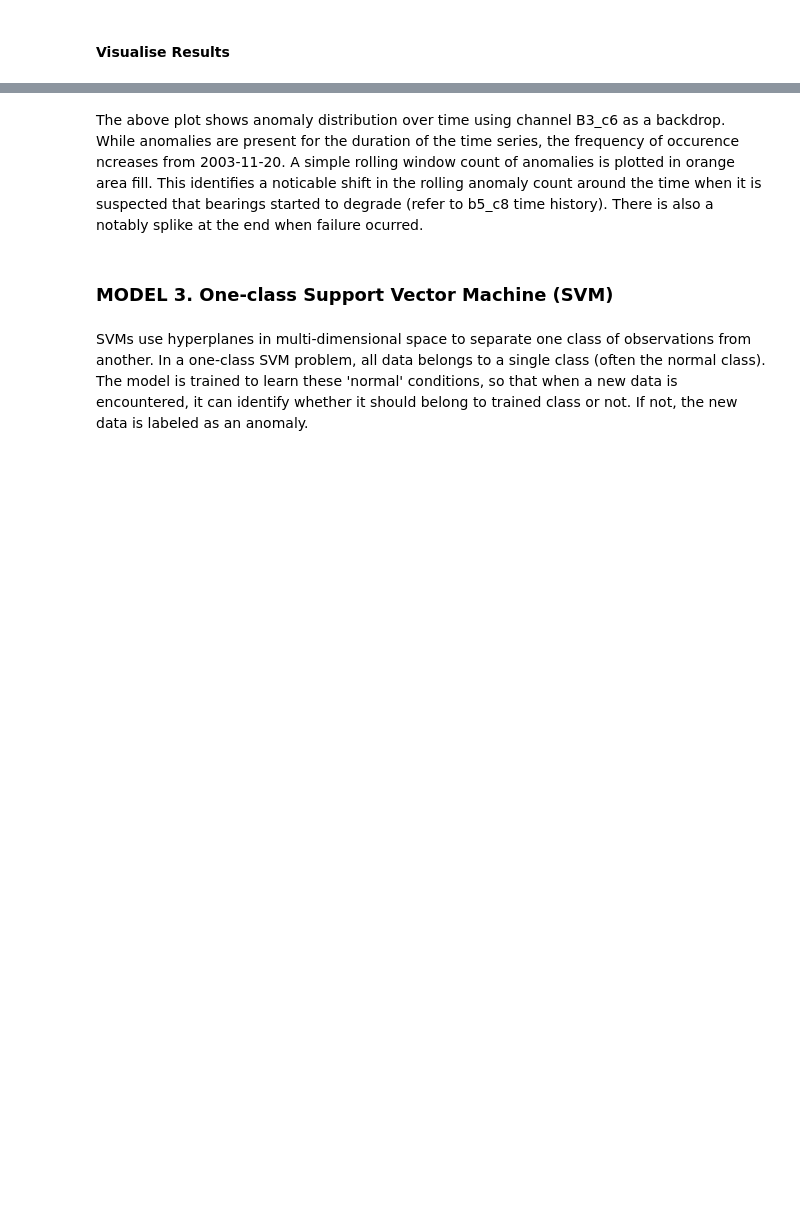
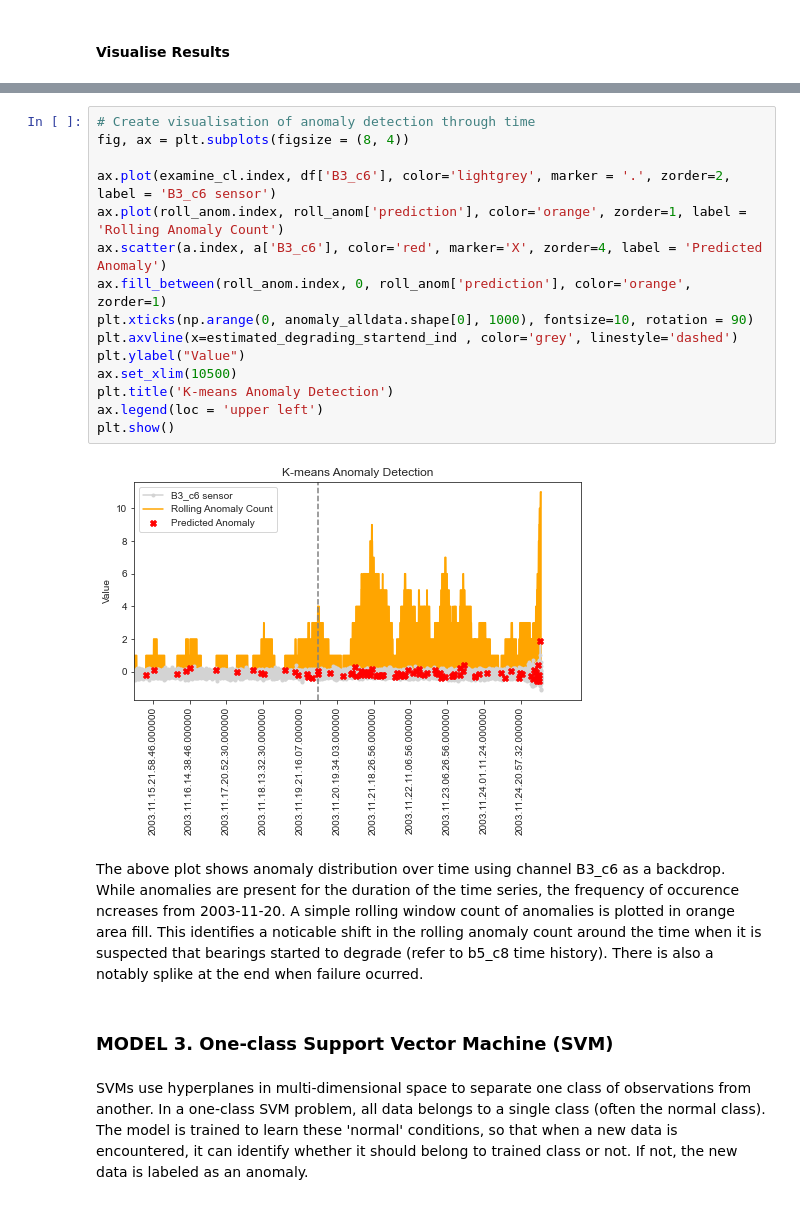
Before and after one commit to 3minuterecord/predictiveMaintenancePortfolio, a Jupyter notebook: 1_Bearing Data Predictive Maintenance.ipynb, the cells around one changed output, grey strips where cells are left out. Cells and saved outputs as stored; diff of their text form; blank space fills up the shorter version.

```diff
--- a/1_Bearing Data Predictive Maintenance.ipynb
+++ b/1_Bearing Data Predictive Maintenance.ipynb
@@ -729,3 +731,20 @@ plt.show()
+# %%
+# Create visualisation of anomaly detection through time
+fig, ax = plt.subplots(figsize = (8, 4))
+
+ax.plot(examine_cl.index, df['B3_c6'], color='lightgrey', marker = '.', zorder=2, label = 'B3_c6 sensor')
+ax.plot(roll_anom.index, roll_anom['prediction'], color='orange', zorder=1, label = 'Rolling Anomaly Count')
+ax.scatter(a.index, a['B3_c6'], color='red', marker='X', zorder=4, label = 'Predicted Anomaly')
+ax.fill_between(roll_anom.index, 0, roll_anom['prediction'], color='orange', zorder=1)
+plt.xticks(np.arange(0, anomaly_alldata.shape[0], 1000), fontsize=10, rotation = 90)
+plt.axvline(x=estimated_degrading_startend_ind , color='grey', linestyle='dashed')
+plt.ylabel("Value")
+ax.set_xlim(10500)
+plt.title('K-means Anomaly Detection')
+ax.legend(loc = 'upper left')
+plt.show()
+# %% [output]
+[figure, added]
 # %% [markdown]
 The above plot shows anomaly distribution over time using channel B3_c6 as a backdrop.  While anomalies are present for the duration of the time series, the frequency of occurence ncreases from 2003-11-20. A simple rolling window count of anomalies is plotted in orange area fill.  This identifies a noticable shift in the rolling anomaly count around the time when it is suspected that bearings started to degrade (refer to b5_c8 time history).  There is also a notably splike at the end when failure ocurred.
 # %% [markdown]
```
Also changed, not shown: parts of 9 cells of this notebook, 1 other file.
